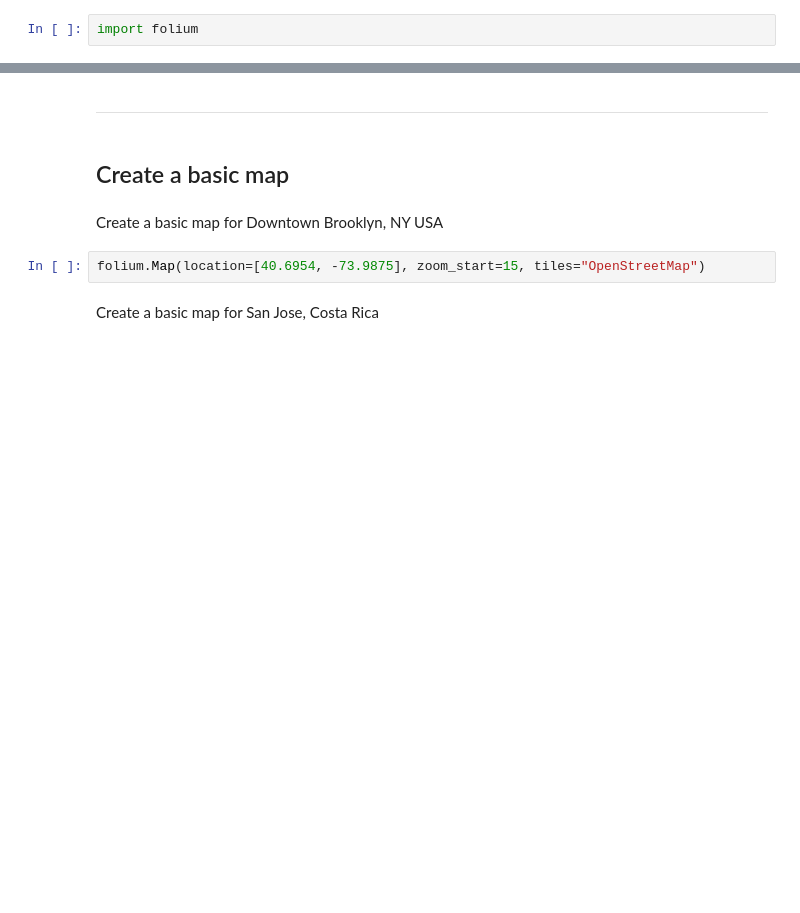
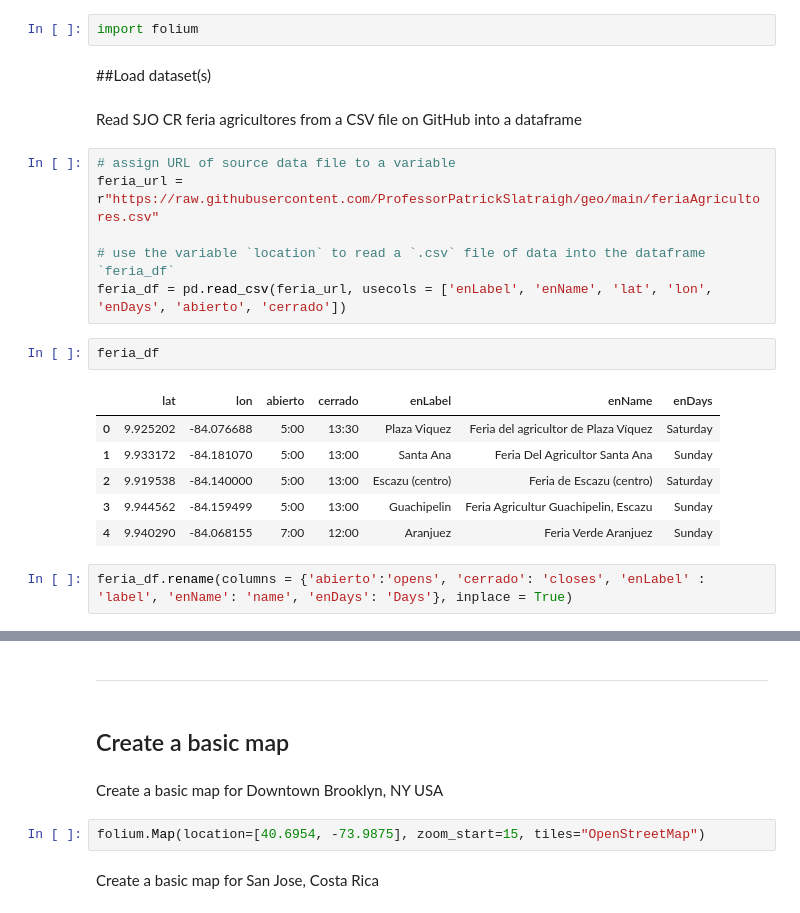
Before and after one commit to ProfessorPatrickSlatraigh/geo, a Jupyter notebook: _geo_map_feriaAgricultores.ipynb, the cells around one changed output, grey strips where cells are left out. Drawn from its saved outputs; the diff is of its cells as text; blank space fills up the shorter version.

```diff
--- a/_geo_map_feriaAgricultores.ipynb
+++ b/_geo_map_feriaAgricultores.ipynb
@@ -15,2 +40,23 @@ notes:
 # %%
 import folium
+# %% [markdown]
+##Load dataset(s)
+# %% [markdown]
+Read SJO CR feria agricultores from a CSV file on GitHub into a dataframe
+# %%
+# assign URL of source data file to a variable
+feria_url = r"https://raw.githubusercontent.com/ProfessorPatrickSlatraigh/geo/main/feriaAgricultores.csv"
+
+# use the variable `location` to read a `.csv` file of data into the dataframe `feria_df`
+feria_df = pd.read_csv(feria_url, usecols = ['enLabel', 'enName', 'lat', 'lon', 'enDays', 'abierto', 'cerrado'])
+# %%
+feria_df
+# %% [output]
+|  | lat | lon | abierto | cerrado | enLabel | enName | enDays |
+| 0 | 9.925202 | -84.076688 | 5:00 | 13:30 | Plaza Viquez | Feria del agricultor de Plaza Víquez | Saturday |
+| 1 | 9.933172 | -84.181070 | 5:00 | 13:00 | Santa Ana | Feria Del Agricultor Santa Ana | Sunday |
+| 2 | 9.919538 | -84.140000 | 5:00 | 13:00 | Escazu (centro) | Feria de Escazu (centro) | Saturday |
+| 3 | 9.944562 | -84.159499 | 5:00 | 13:00 | Guachipelin | Feria Agricultur Guachipelin, Escazu | Sunday |
+| 4 | 9.940290 | -84.068155 | 7:00 | 12:00 | Aranjuez | Feria Verde Aranjuez | Sunday |
+# %%
+feria_df.rename(columns = {'abierto':'opens', 'cerrado': 'closes', 'enLabel' : 'label', 'enName': 'name', 'enDays': 'Days'}, inplace = True)
```
Also changed, not shown: parts of 16 cells of this notebook.
